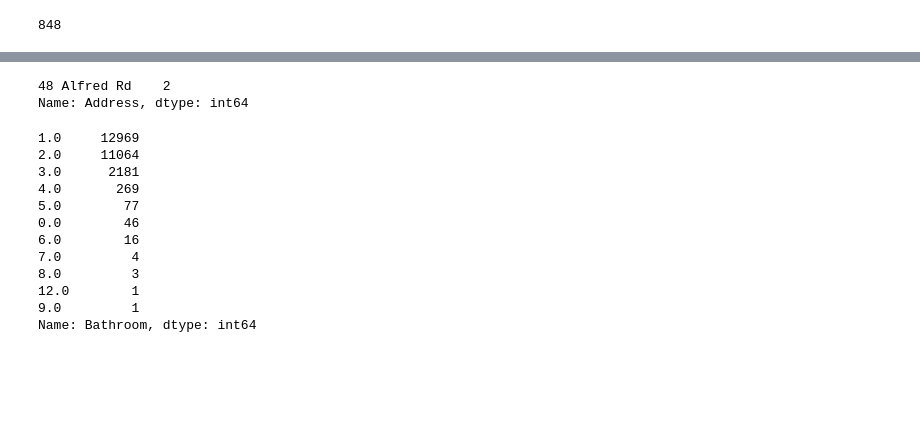
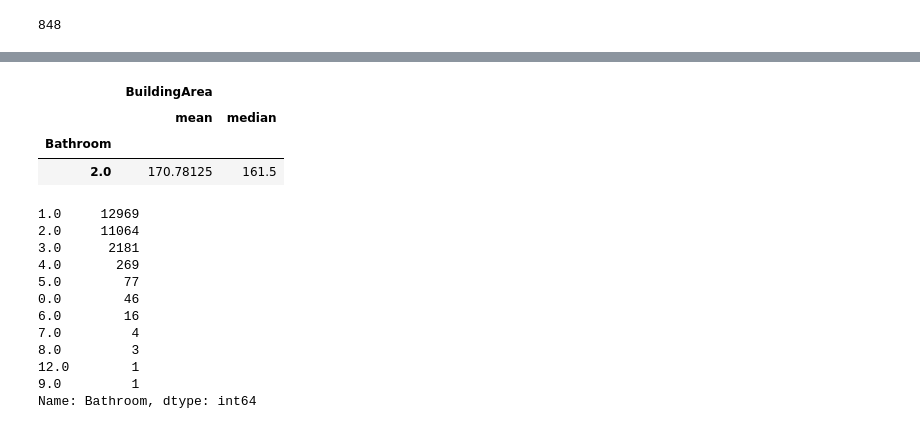
Before and after one commit to Riguini/Melbourne-Housing-Snapshot, a Jupyter notebook: Melbourne_Housing_Dataset.ipynb, the cells around one changed output, grey strips where cells are left out. Cells and saved outputs as stored; diff of their text form; code cells hidden in the pictures; blank space fills up the shorter version.

```diff
--- a/Melbourne_Housing_Dataset.ipynb
+++ b/Melbourne_Housing_Dataset.ipynb
@@ -142,9 +142,11 @@ Glen Iris    2
 Name: Suburb, dtype: int64
-# %%
-df_teste_area["Address"].value_counts()
-# %% [output]
-48 Alfred Rd    2
-Name: Address, dtype: int64
+# %%
+df_teste_area.groupby("Bathroom").agg({"BuildingArea":['mean', 'median',]})
+# %% [output]
+|  | BuildingArea |  |
+|  | mean | median |
+| Bathroom |  |  |
+| 2.0 | 170.78125 | 161.5 |
 # %%
 df["Bathroom"].value_counts()
 # %% [output]
```
Also changed, not shown: parts of 4 cells of this notebook.
